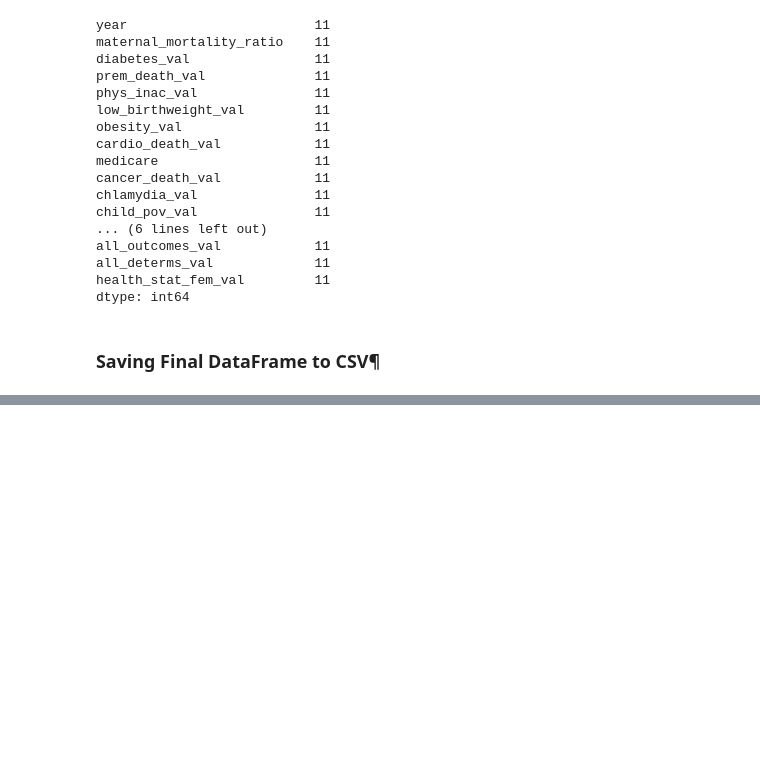
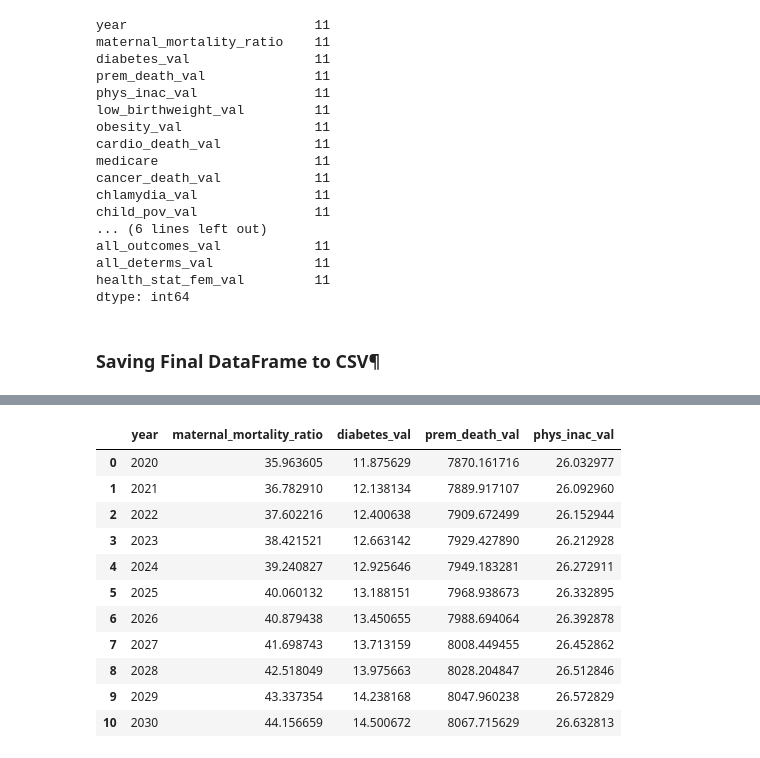
Before and after one commit to abpuccini/maternal-mortality-project, a Jupyter notebook: machine_learning/model_testing/Linear_Regression_Non_Race_Forcast_Chahnaz.ipynb, the cells around one changed output, grey strips where cells are left out. Saved outputs shown, nothing was run; the diff lists cells and outputs as text; code cells hidden in the pictures; blank space fills up the shorter version.

Commit message:
Adding the average predictions forcast

```diff
--- a/machine_learning/model_testing/Linear_Regression_Non_Race_Forcast_Chahnaz.ipynb
+++ b/machine_learning/model_testing/Linear_Regression_Non_Race_Forcast_Chahnaz.ipynb
@@ -551,0 +596,11 @@ Combined_AVG_df.to_csv("../../../machine_learning/Resources/combined_avg_2009_20
+# %%
+# Creating a year range to hold years values with the future predictions
+years = [i for i in range(2020,2031)]
+
+# Creating a new DataFrame to hold mmmr values with 10 years predictions
+mmr_predict_df = pd.DataFrame(list(zip(years, predictions)),
+               columns =['year', 'maternal_mortality_ratio'])
+
+
+# DataFrame with the future predictions
+mmr_predict_df
@@ -551,0 +718,49 @@ Combined_AVG_df.to_csv("../../../machine_learning/Resources/combined_avg_2009_20
+# %%
+# Selecting y value
+y = 'phys_inac_val'
+# Grouping by year
+AVG_MMR_USA_phys = mmr_without_race.groupby('year').mean()[y]
+
+# Selecting and assigning the X and y values
+X_phys = AVG_MMR_USA_phys.reset_index().year.values.reshape(-1,1)
+y_phys = AVG_MMR_USA_phys.reset_index()['phys_inac_val'].values
+
+# Creating and Fitting our model to the data
+phys_model = LinearRegression().fit(X_phys, y_phys)
+r_sq_phys = phys_model.score(X_phys, y_phys)
+# print(r_sq_phys)
+
+# Setting predictions dictionary to hold variables
+physical_inactivity =[]
+
+# Creating a for-loop to return predictions from model
+for i in range(2020,2031):
+    y_values = phys_model.predict(np.array([i]).reshape(1, -1))
+    physical_inactivity.append(y_values[0])
+
+# Creating a year range to hold years values with the future predictions
+years = [i for i in range(2020,2031)]
+
+# Creating a new DataFrame to hold values with 10 years predictions
+phys_inac_predictions = pd.DataFrame(list(zip(years, physical_inactivity)),
+               columns =['year', 'phys_inac_val'])
+
+# DataFrame with the future predictions
+phys_inac_predictions
+
+# Merging with mmr_predictions
+combined3 = pd.merge(combined2, phys_inac_predictions, how='inner', left_on=['year'], right_on=['year'])
+combined3
+# %% [output]
+|  | year | maternal_mortality_ratio | diabetes_val | prem_death_val | phys_inac_val |
+| 0 | 2020 | 35.963605 | 11.875629 | 7870.161716 | 26.032977 |
+| 1 | 2021 | 36.782910 | 12.138134 | 7889.917107 | 26.092960 |
+| 2 | 2022 | 37.602216 | 12.400638 | 7909.672499 | 26.152944 |
+| 3 | 2023 | 38.421521 | 12.663142 | 7929.427890 | 26.212928 |
+| 4 | 2024 | 39.240827 | 12.925646 | 7949.183281 | 26.272911 |
+| 5 | 2025 | 40.060132 | 13.188151 | 7968.938673 | 26.332895 |
+| 6 | 2026 | 40.879438 | 13.450655 | 7988.694064 | 26.392878 |
+| 7 | 2027 | 41.698743 | 13.713159 | 8008.449455 | 26.452862 |
+| 8 | 2028 | 42.518049 | 13.975663 | 8028.204847 | 26.512846 |
+| 9 | 2029 | 43.337354 | 14.238168 | 8047.960238 | 26.572829 |
+| 10 | 2030 | 44.156659 | 14.500672 | 8067.715629 | 26.632813 |
```
Also changed, not shown: parts of 7 cells of this notebook.
